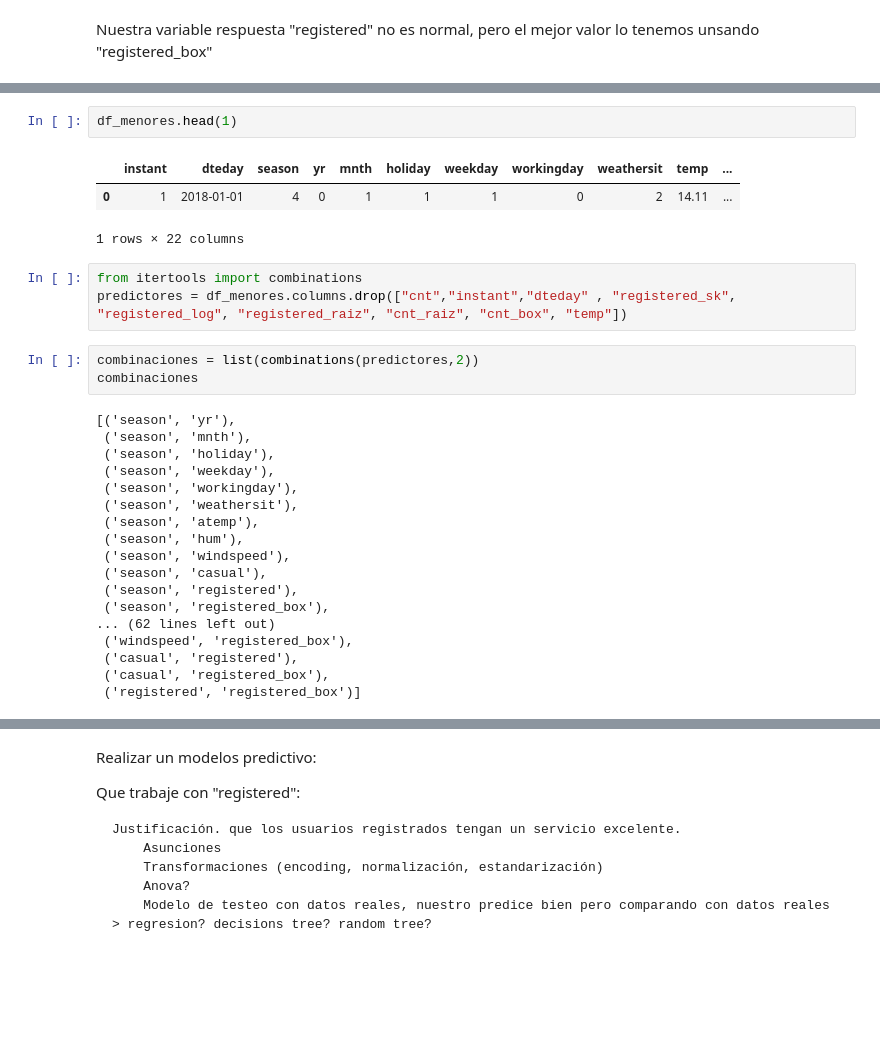
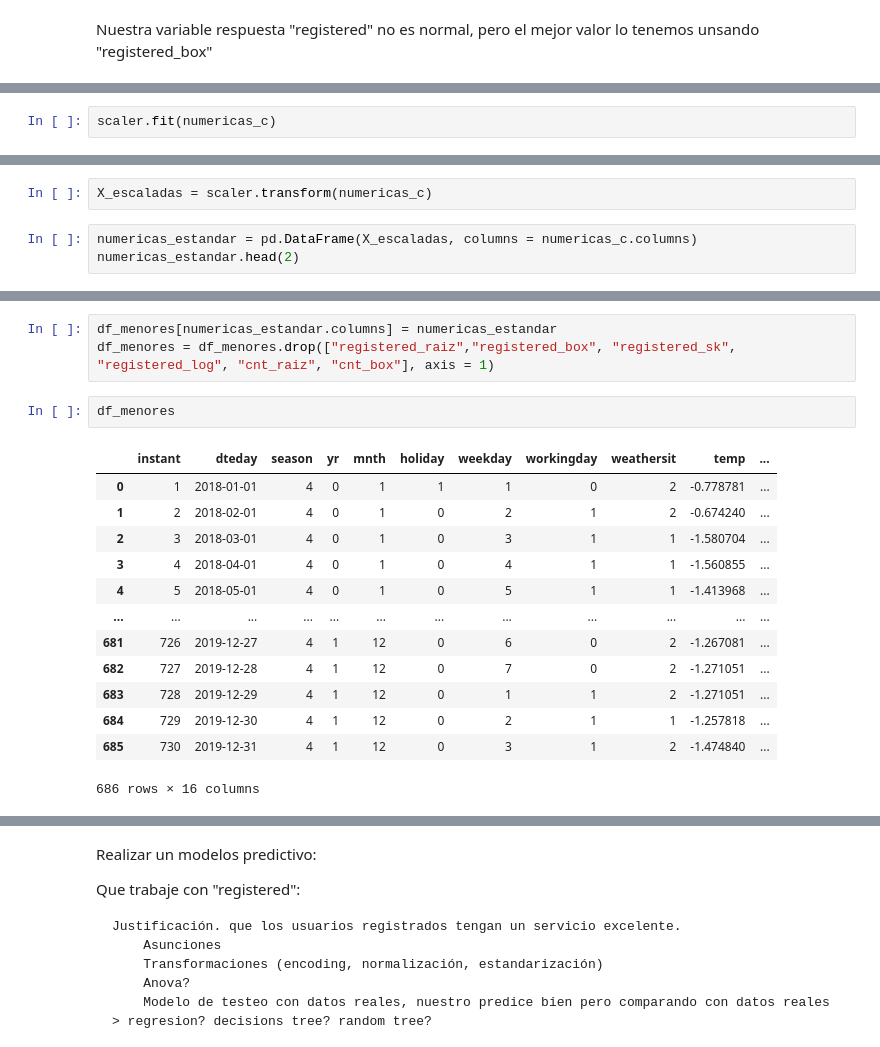
Before and after one commit to Adalab/Adalab-project-da-promo-B-module-3-team-2, a Jupyter notebook: eda.ipynb, the cells around one changed output, grey strips where cells are left out. Cells and saved outputs as stored; diff of their text form; blank space fills up the shorter version.

Commit message:
221003 variables estandarizadas

```diff
--- a/eda.ipynb
+++ b/eda.ipynb
@@ -639,0 +675,2 @@ Index(['instant', 'dteday', 'season', 'yr', 'mnth', 'holiday', 'weekday',
+# %%
+scaler.fit(numericas_c)
@@ -639,0 +679,5 @@ Index(['instant', 'dteday', 'season', 'yr', 'mnth', 'holiday', 'weekday',
+# %%
+X_escaladas = scaler.transform(numericas_c)
+# %%
+numericas_estandar = pd.DataFrame(X_escaladas, columns = numericas_c.columns)
+numericas_estandar.head(2)
@@ -640,30 +775,19 @@ Index(['instant', 'dteday', 'season', 'yr', 'mnth', 'holiday', 'weekday',
+# %%
+df_menores[numericas_estandar.columns] = numericas_estandar
+df_menores = df_menores.drop(["registered_raiz","registered_box", "registered_sk", "registered_log", "cnt_raiz", "cnt_box"], axis = 1)
 # %%
-df_menores.head(1)
+df_menores
 # %% [output]
 |  | instant | dteday | season | yr | mnth | holiday | weekday | workingday | weathersit | temp | ... |
-| 0 | 1 | 2018-01-01 | 4 | 0 | 1 | 1 | 1 | 0 | 2 | 14.11 | ... |
+| 0 | 1 | 2018-01-01 | 4 | 0 | 1 | 1 | 1 | 0 | 2 | -0.778781 | ... |
+| 1 | 2 | 2018-02-01 | 4 | 0 | 1 | 0 | 2 | 1 | 2 | -0.674240 | ... |
+| 2 | 3 | 2018-03-01 | 4 | 0 | 1 | 0 | 3 | 1 | 1 | -1.580704 | ... |
+| 3 | 4 | 2018-04-01 | 4 | 0 | 1 | 0 | 4 | 1 | 1 | -1.560855 | ... |
+| 4 | 5 | 2018-05-01 | 4 | 0 | 1 | 0 | 5 | 1 | 1 | -1.413968 | ... |
+| ... | ... | ... | ... | ... | ... | ... | ... | ... | ... | ... | ... |
+| 681 | 726 | 2019-12-27 | 4 | 1 | 12 | 0 | 6 | 0 | 2 | -1.267081 | ... |
+| 682 | 727 | 2019-12-28 | 4 | 1 | 12 | 0 | 7 | 0 | 2 | -1.271051 | ... |
+| 683 | 728 | 2019-12-29 | 4 | 1 | 12 | 0 | 1 | 1 | 2 | -1.271051 | ... |
+| 684 | 729 | 2019-12-30 | 4 | 1 | 12 | 0 | 2 | 1 | 1 | -1.257818 | ... |
+| 685 | 730 | 2019-12-31 | 4 | 1 | 12 | 0 | 3 | 1 | 2 | -1.474840 | ... |
-1 rows × 22 columns
+686 rows × 16 columns
-# %%
-from itertools import combinations
-predictores = df_menores.columns.drop(["cnt","instant","dteday" , "registered_sk", "registered_log", "registered_raiz", "cnt_raiz", "cnt_box", "temp"])
-# %%
-combinaciones = list(combinations(predictores,2))
-combinaciones
-# %% [output]
-[('season', 'yr'),
- ('season', 'mnth'),
- ('season', 'holiday'),
- ('season', 'weekday'),
- ('season', 'workingday'),
- ('season', 'weathersit'),
- ('season', 'atemp'),
- ('season', 'hum'),
- ('season', 'windspeed'),
- ('season', 'casual'),
- ('season', 'registered'),
- ('season', 'registered_box'),
-... (62 lines left out)
- ('windspeed', 'registered_box'),
- ('casual', 'registered'),
- ('casual', 'registered_box'),
- ('registered', 'registered_box')]
```
Also changed, not shown: parts of 30 cells of this notebook, 1 other file.
